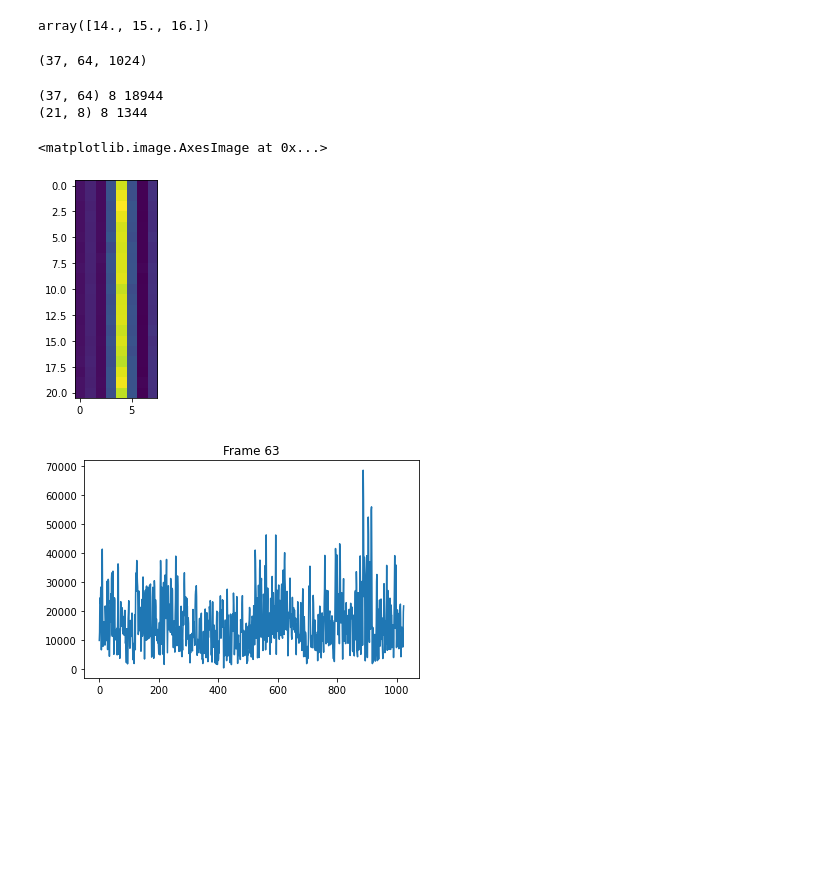
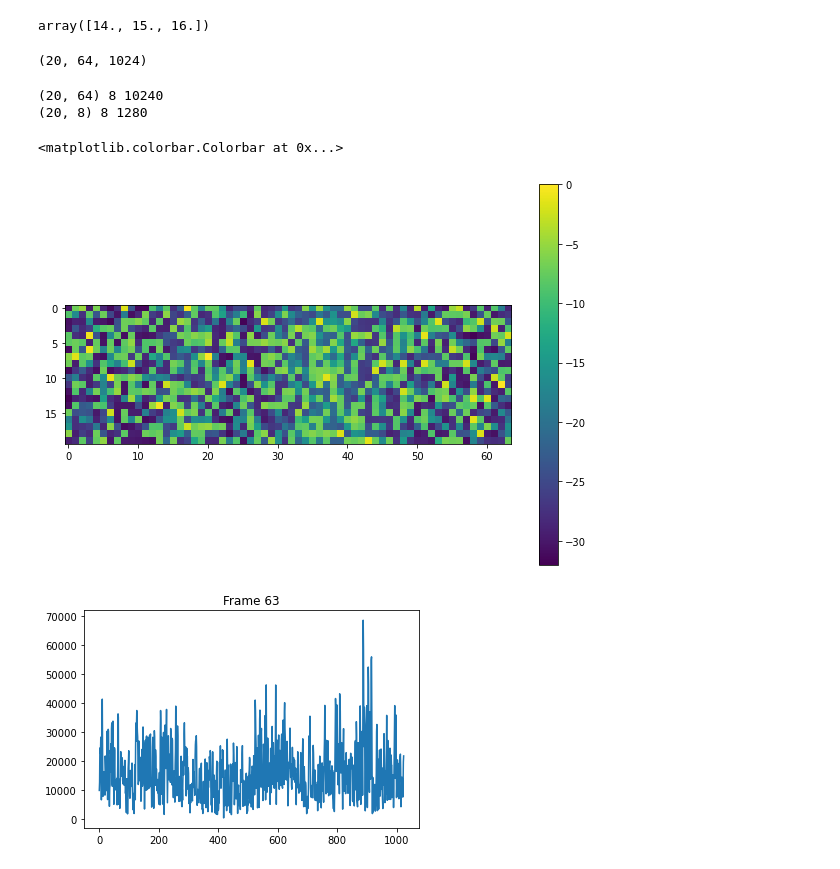
Before and after one commit to jvvtt/a2gMeasurements, a Jupyter notebook: notebook_for_tests.ipynb, the cells around one changed output. Cells and saved outputs as stored; diff of their text form; code cells hidden in the pictures; blank space fills up the shorter version.

```diff
--- a/notebook_for_tests.ipynb
+++ b/notebook_for_tests.ipynb
@@ -1196,24 +1196,32 @@ import datetime
 import matplotlib.pyplot as plt
 
 #a = np.load("C:\\Users\\manifold-uav-vtt\\Documents\\RX_POWER_NPDPS_200_DISTANCE_TXR_2.npy") # Baseline
-a = np.load("2023-09-26-12-18-40-736104-PDPs.npy")
-b = np.load('2023-8-4-PDPs-TIMETAGS.npy')
+a = np.load("2023-8-4-PDPs.npy")
+#b = np.load('2023-8-4-PDPs-TIMETAGS.npy')
 # %%
 a.shape
 # %% [output]
-(37, 64, 1024)
+(20, 64, 1024)
 # %%
-c = np.abs(a)
-d = np.sum(c, axis=2)
-e = d[:21, ::8]
-print(d.shape, d.itemsize, d.itemsize*d.shape[0]*d.shape[1])
-print(e.shape, e.itemsize, e.itemsize*e.shape[0]*e.shape[1])
-plt.imshow(e)
+c = np.power(np.abs(a),2)
+pap = np.sum(c, axis=2)
+max_pap = np.max(np.max(pap, axis=0),axis=0)
+normalized_pap = 20*np.log10(pap/max_pap)
+normalized_pap_fewer_beams = normalized_pap[:21, ::8]
+print(normalized_pap.shape, normalized_pap.itemsize, normalized_pap.itemsize*normalized_pap.shape[0]*normalized_pap.shape[1])
+print(normalized_pap_fewer_beams.shape, normalized_pap_fewer_beams.itemsize, normalized_pap_fewer_beams.itemsize*normalized_pap_fewer_beams.shape[0]*normalized_pap_fewer_beams.shape[1])
+
+#plt.imshow(d)
 # %% [output]
-(37, 64) 8 18944
-(21, 8) 8 1344
+(20, 64) 8 10240
+(20, 8) 8 1280
-<matplotlib.image.AxesImage at 0x...>
-[figure, removed]
+# %%
+fig, ax = plt.subplots(figsize=(10, 7), ncols=1)
+pap_plt = ax.imshow(normalized_pap)
+fig.colorbar(pap_plt, ax=ax)
+# %% [output]
+<matplotlib.colorbar.Colorbar at 0x...>
+[figure, added]
 # %%
 
 import matplotlib.animation as animation
```
Also changed, not shown: 12 other files.
